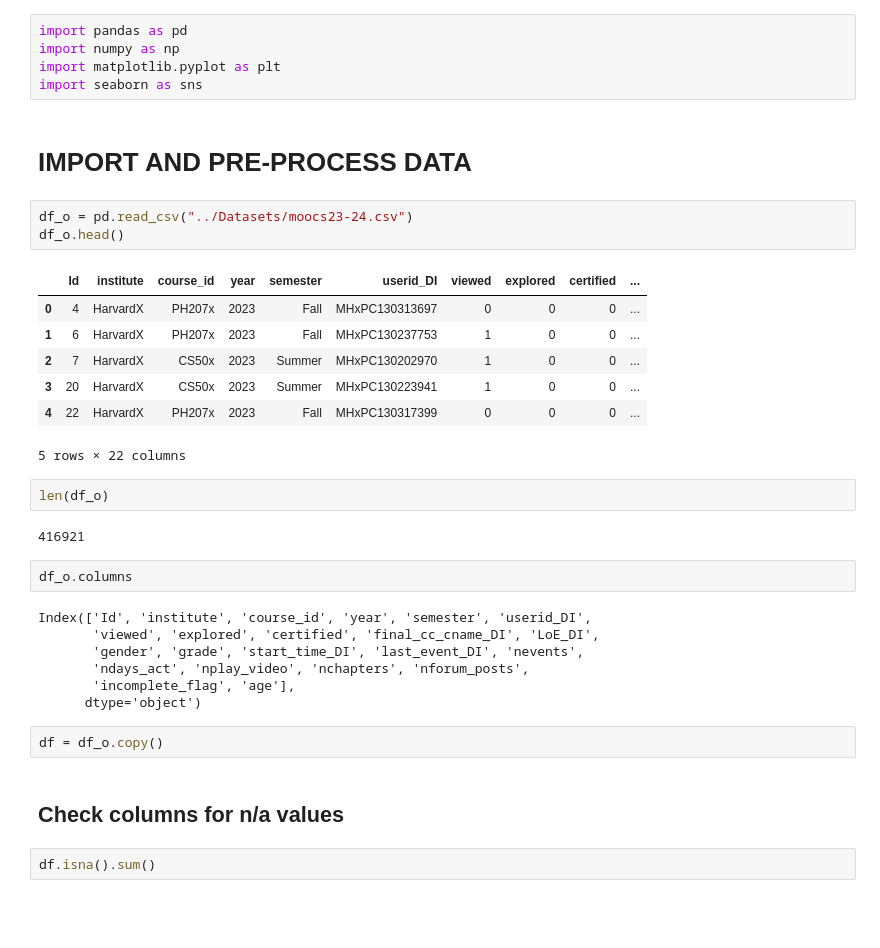
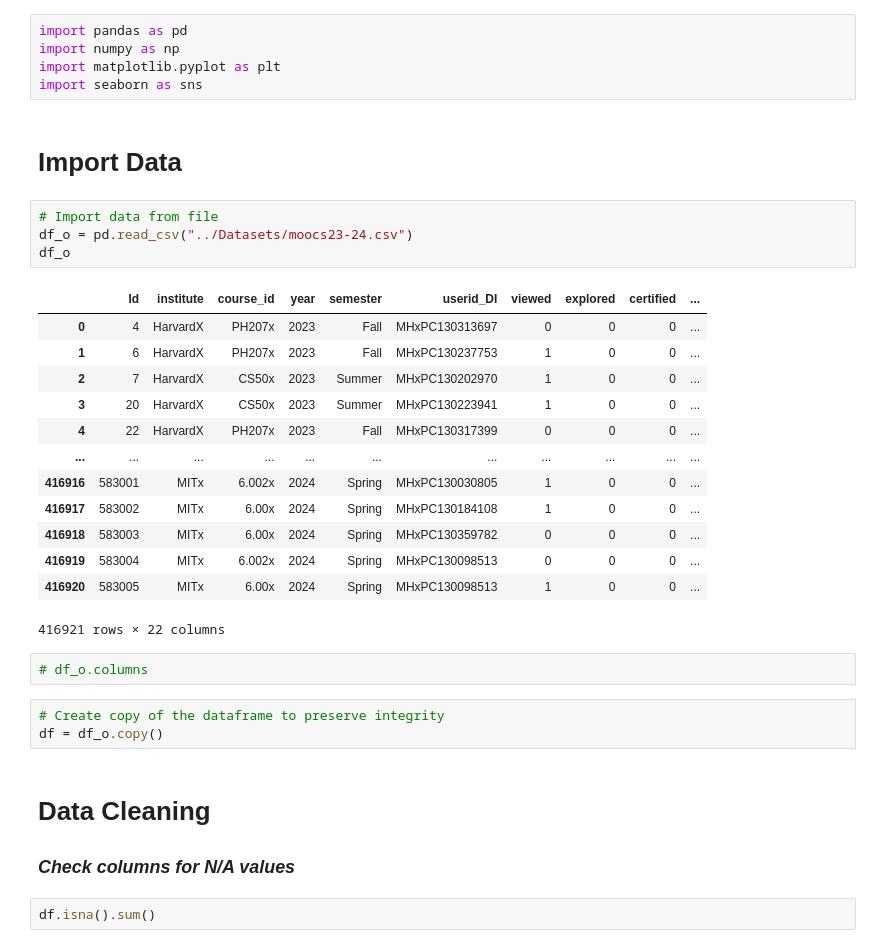
Before and after one commit to ainica/CM3070, a Jupyter notebook: CF.ipynb, the cells around one changed output. Cells and saved outputs as stored; diff of their text form; blank space fills up the shorter version.

```diff
--- a/CF.ipynb
+++ b/CF.ipynb
@@ -4,35 +4,34 @@ import numpy as np
 import matplotlib.pyplot as plt
 import seaborn as sns
 # %% [markdown]
-# IMPORT AND PRE-PROCESS DATA #
+# Import Data #
 # %%
+# Import data from file
 df_o = pd.read_csv("../Datasets/moocs23-24.csv")
-df_o.head()
+df_o
 # %% [output]
 |  | Id | institute | course_id | year | semester | userid_DI | viewed | explored | certified | ... |
 | 0 | 4 | HarvardX | PH207x | 2023 | Fall | MHxPC130313697 | 0 | 0 | 0 | ... |
 | 1 | 6 | HarvardX | PH207x | 2023 | Fall | MHxPC130237753 | 1 | 0 | 0 | ... |
 | 2 | 7 | HarvardX | CS50x | 2023 | Summer | MHxPC130202970 | 1 | 0 | 0 | ... |
 | 3 | 20 | HarvardX | CS50x | 2023 | Summer | MHxPC130223941 | 1 | 0 | 0 | ... |
 | 4 | 22 | HarvardX | PH207x | 2023 | Fall | MHxPC130317399 | 0 | 0 | 0 | ... |
+| ... | ... | ... | ... | ... | ... | ... | ... | ... | ... | ... |
+| 416916 | 583001 | MITx | 6.002x | 2024 | Spring | MHxPC130030805 | 1 | 0 | 0 | ... |
+| 416917 | 583002 | MITx | 6.00x | 2024 | Spring | MHxPC130184108 | 1 | 0 | 0 | ... |
+| 416918 | 583003 | MITx | 6.00x | 2024 | Spring | MHxPC130359782 | 0 | 0 | 0 | ... |
+| 416919 | 583004 | MITx | 6.002x | 2024 | Spring | MHxPC130098513 | 0 | 0 | 0 | ... |
+| 416920 | 583005 | MITx | 6.00x | 2024 | Spring | MHxPC130098513 | 1 | 0 | 0 | ... |
-5 rows × 22 columns
+416921 rows × 22 columns
-# %%
-len(df_o)
-# %% [output]
-416921
 # %%
-df_o.columns
+# df_o.columns
-# %% [output]
-Index(['Id', 'institute', 'course_id', 'year', 'semester', 'userid_DI',
-       'viewed', 'explored', 'certified', 'final_cc_cname_DI', 'LoE_DI',
-       'gender', 'grade', 'start_time_DI', 'last_event_DI', 'nevents',
-       'ndays_act', 'nplay_video', 'nchapters', 'nforum_posts',
-       'incomplete_flag', 'age'],
-      dtype='object')
 # %%
+# Create copy of the dataframe to preserve integrity
 df = df_o.copy()
 # %% [markdown]
-## Check columns for n/a values ##
+# Data Cleaning #
+
+### *Check columns for N/A values* ###
 # %%
 df.isna().sum()
 # %% [output]
```
Also changed, not shown: parts of 103 cells of this notebook.
